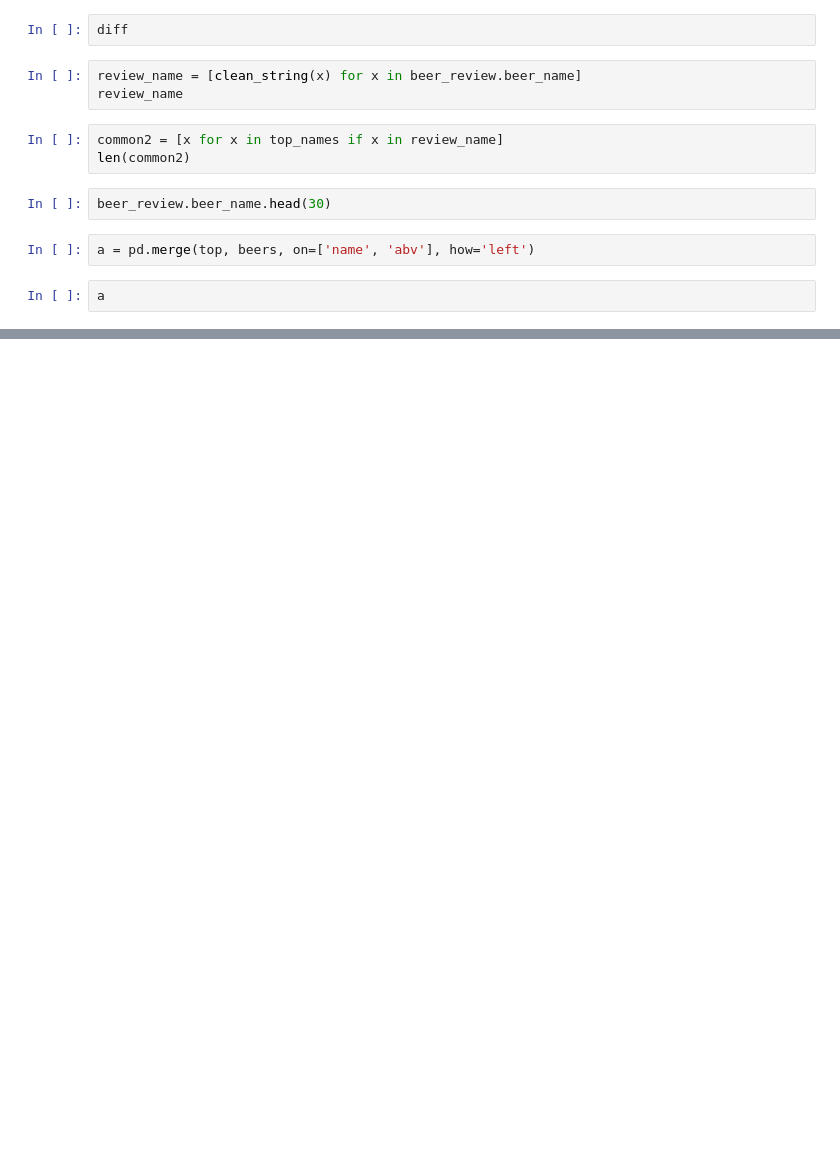
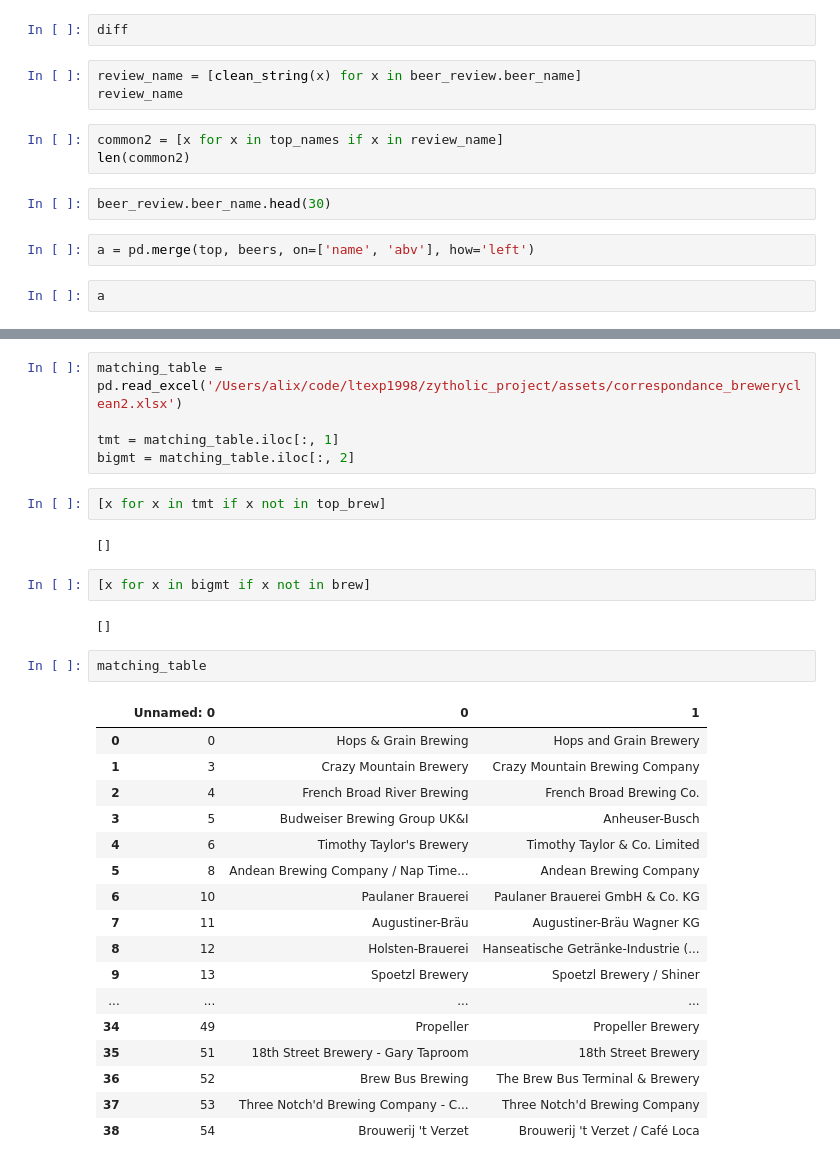
Before and after one commit to ltexp1998/zytholic_project, a Jupyter notebook: notebooks/atc_EDA.ipynb, the cells around one changed output, grey strips where cells are left out. Cells and saved outputs as stored; diff of their text form; blank space fills up the shorter version.

```diff
--- a/notebooks/atc_EDA.ipynb
+++ b/notebooks/atc_EDA.ipynb
@@ -314,0 +200,33 @@ names = search.brewery
+# %%
+matching_table = pd.read_excel('/Users/alix/code/ltexp1998/zytholic_project/assets/correspondance_breweryclean2.xlsx')
+
+tmt = matching_table.iloc[:, 1]
+bigmt = matching_table.iloc[:, 2]
+# %%
+[x for x in tmt if x not in top_brew]
+# %% [output]
+[]
+# %%
+[x for x in bigmt if x not in brew]
+# %% [output]
+[]
+# %%
+matching_table
+# %% [output]
+|  | Unnamed: 0 | 0 | 1 |
+| 0 | 0 | Hops & Grain Brewing | Hops and Grain Brewery |
+| 1 | 3 | Crazy Mountain Brewery | Crazy Mountain Brewing Company |
+| 2 | 4 | French Broad River Brewing | French Broad Brewing Co. |
+| 3 | 5 | Budweiser Brewing Group UK&I | Anheuser-Busch |
+| 4 | 6 | Timothy Taylor's Brewery | Timothy Taylor & Co. Limited |
+| 5 | 8 | Andean Brewing Company / Nap Time... | Andean Brewing Company |
+| 6 | 10 | Paulaner Brauerei | Paulaner Brauerei GmbH & Co. KG |
+| 7 | 11 | Augustiner-Bräu | Augustiner-Bräu Wagner KG |
+| 8 | 12 | Holsten-Brauerei | Hanseatische Getränke-Industrie (... |
+| 9 | 13 | Spoetzl Brewery | Spoetzl Brewery / Shiner |
+| ... | ... | ... | ... |
+| 34 | 49 | Propeller | Propeller Brewery |
+| 35 | 51 | 18th Street Brewery - Gary Taproom | 18th Street Brewery |
+| 36 | 52 | Brew Bus Brewing | The Brew Bus Terminal & Brewery |
+| 37 | 53 | Three Notch'd Brewing Company - C... | Three Notch'd Brewing Company |
+| 38 | 54 | Brouwerij 't Verzet | Brouwerij 't Verzet / Café Loca |
```
Also changed, not shown: parts of 41 cells of this notebook, 1 other file.
